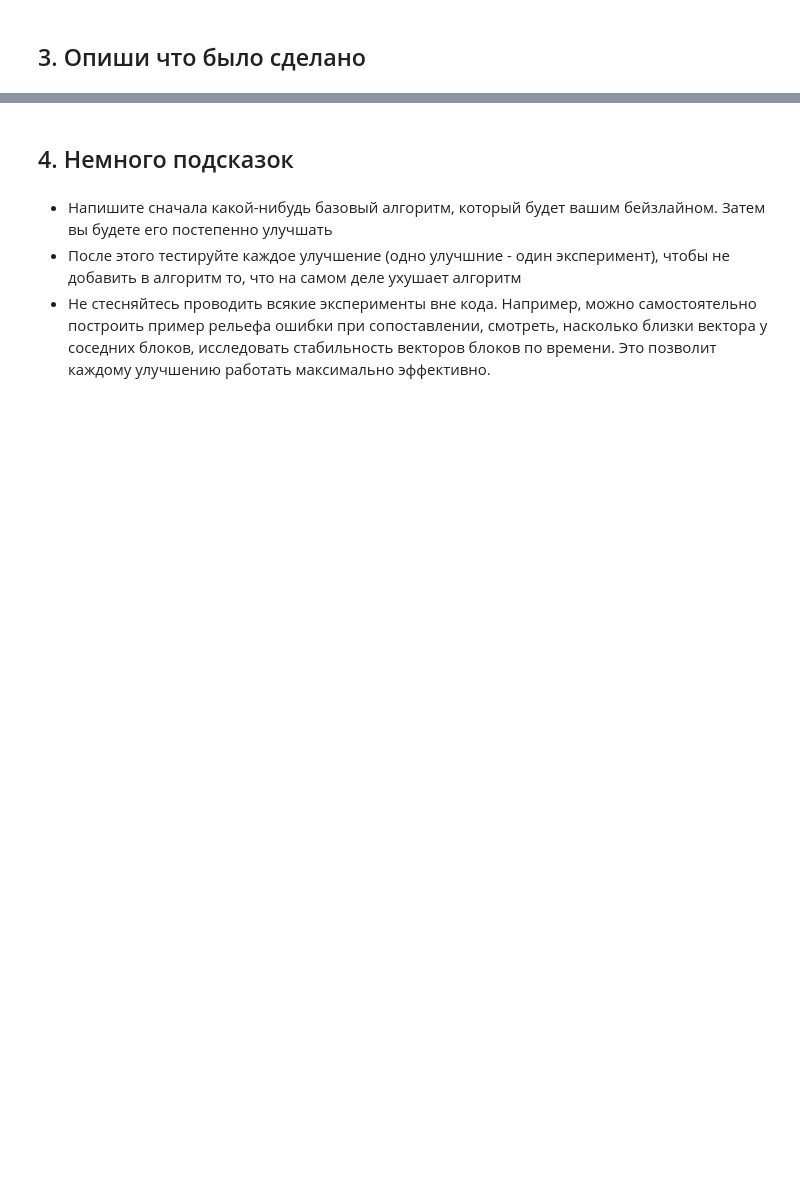
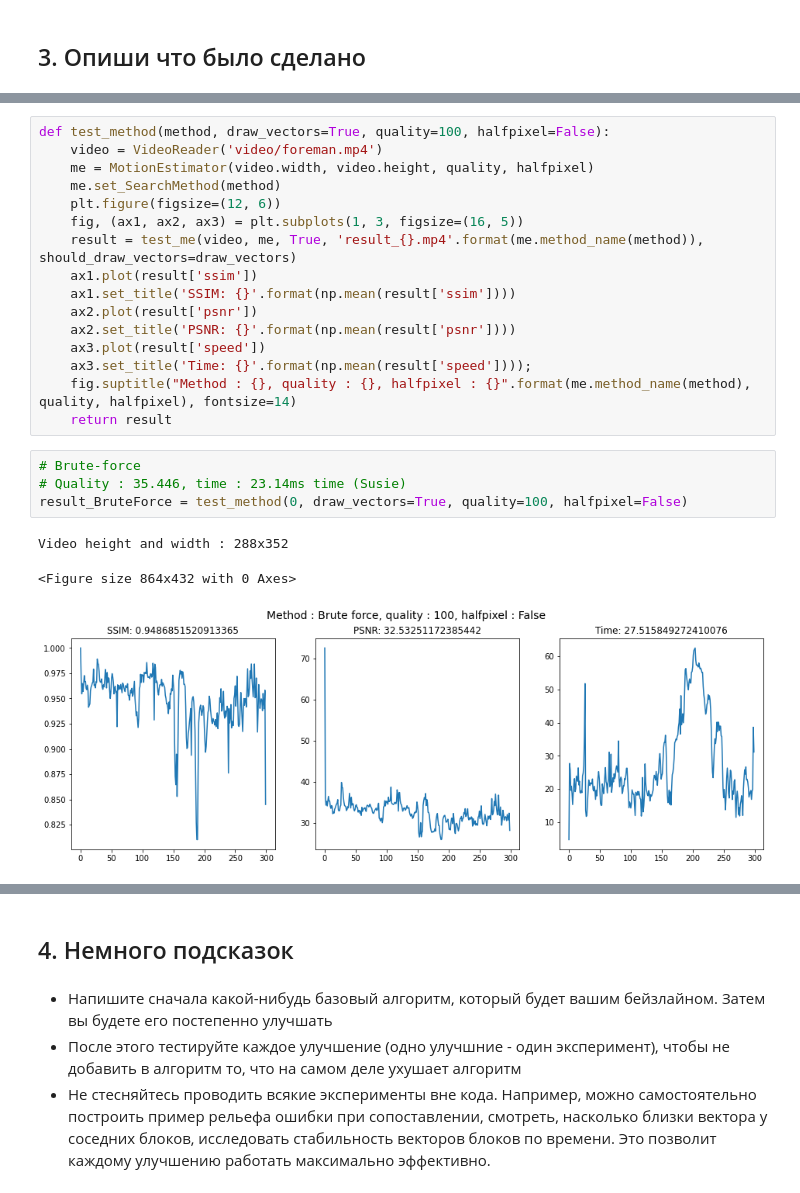
Before and after one commit to dazzle-me/Motion-Estimation, a Jupyter notebook: motion_estimation.ipynb, the cells around one changed output, grey strips where cells are left out. Cells and saved outputs as stored; diff of their text form; blank space fills up the shorter version.

```diff
--- a/motion_estimation.ipynb
+++ b/motion_estimation.ipynb
@@ -488,0 +360,24 @@ We need as much PSNR as we can get, so we should be careful with ugly frames.
+# %%
+def test_method(method, draw_vectors=True, quality=100, halfpixel=False):
+    video = VideoReader('video/foreman.mp4')
+    me = MotionEstimator(video.width, video.height, quality, halfpixel)
+    me.set_SearchMethod(method)
+    plt.figure(figsize=(12, 6))
+    fig, (ax1, ax2, ax3) = plt.subplots(1, 3, figsize=(16, 5))
+    result = test_me(video, me, True, 'result_{}.mp4'.format(me.method_name(method)), should_draw_vectors=draw_vectors)
+    ax1.plot(result['ssim'])
+    ax1.set_title('SSIM: {}'.format(np.mean(result['ssim'])))
+    ax2.plot(result['psnr'])
+    ax2.set_title('PSNR: {}'.format(np.mean(result['psnr'])))
+    ax3.plot(result['speed'])
+    ax3.set_title('Time: {}'.format(np.mean(result['speed'])));
+    fig.suptitle("Method : {}, quality : {}, halfpixel : {}".format(me.method_name(method), quality, halfpixel), fontsize=14)
+    return result
+# %%
+# Brute-force
+# Quality : 35.446, time : 23.14ms time (Susie)
+result_BruteForce = test_method(0, draw_vectors=True, quality=100, halfpixel=False)
+# %% [output]
+Video height and width : 288x352
+<Figure size 864x432 with 0 Axes>
+[figure, added]
```
Also changed, not shown: parts of 49 cells of this notebook.
